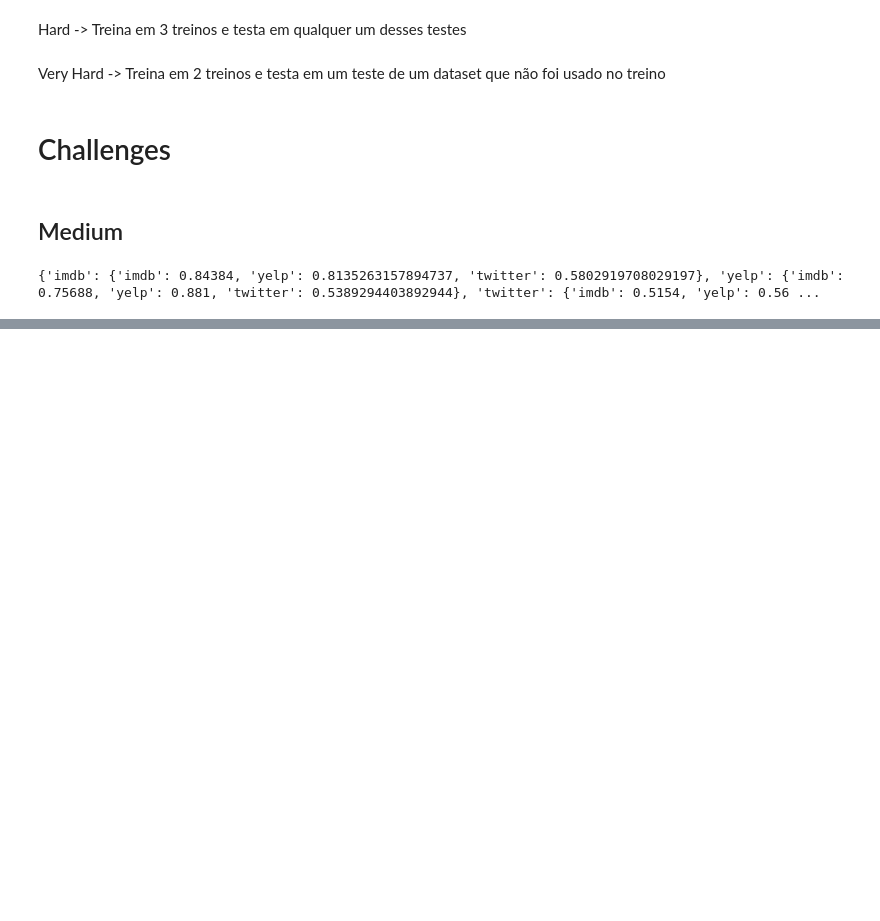
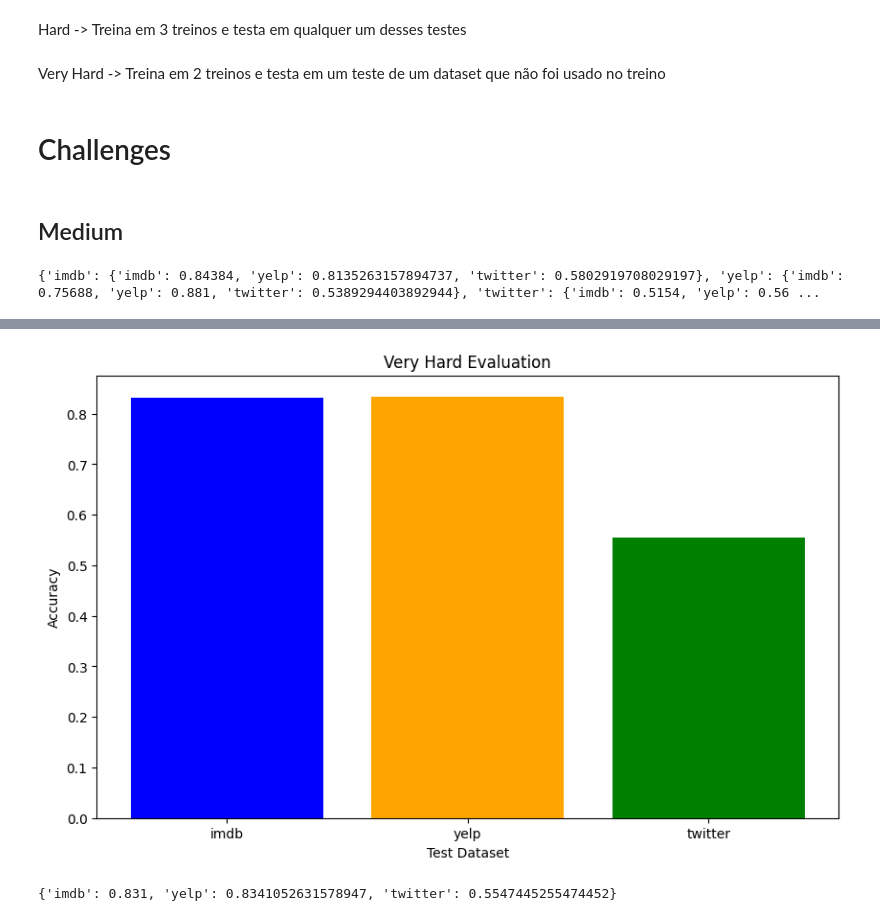
Before and after one commit to henriquessm/nlp-datasets, a Jupyter notebook: main.ipynb, the cells around one changed output, grey strips where cells are left out. Cells and saved outputs as stored; diff of their text form; code cells hidden in the pictures; blank space fills up the shorter version.

```diff
--- a/main.ipynb
+++ b/main.ipynb
@@ -217,0 +281,16 @@ plt.show()
+# %%
+# Create a bar plot for the accuracies of the very hard evaluation
+import matplotlib.pyplot as plt
+
+plt.figure(figsize=(10, 6))
+plt.bar(accuracies_very_hard.keys(), accuracies_very_hard.values(), color=['blue', 'orange', 'green'])
+plt.xlabel('Test Dataset')
+plt.ylabel('Accuracy')
+plt.title('Very Hard Evaluation')
+plt.show()
+# %% [output]
+[figure, added]
+# %%
+accuracies_very_hard
+# %% [output]
+{'imdb': 0.831, 'yelp': 0.8341052631578947, 'twitter': 0.5547445255474452}
```
Also changed, not shown: parts of 9 cells of this notebook.
